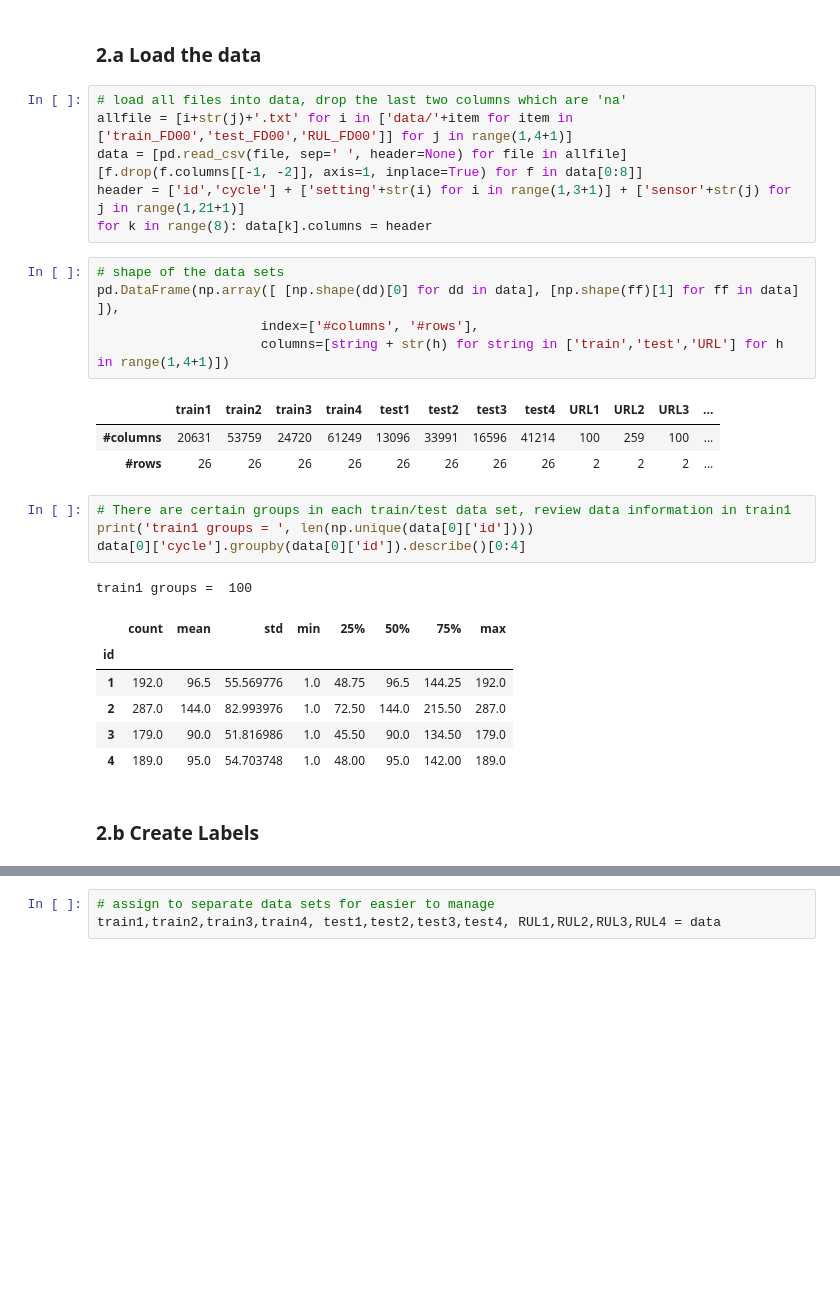
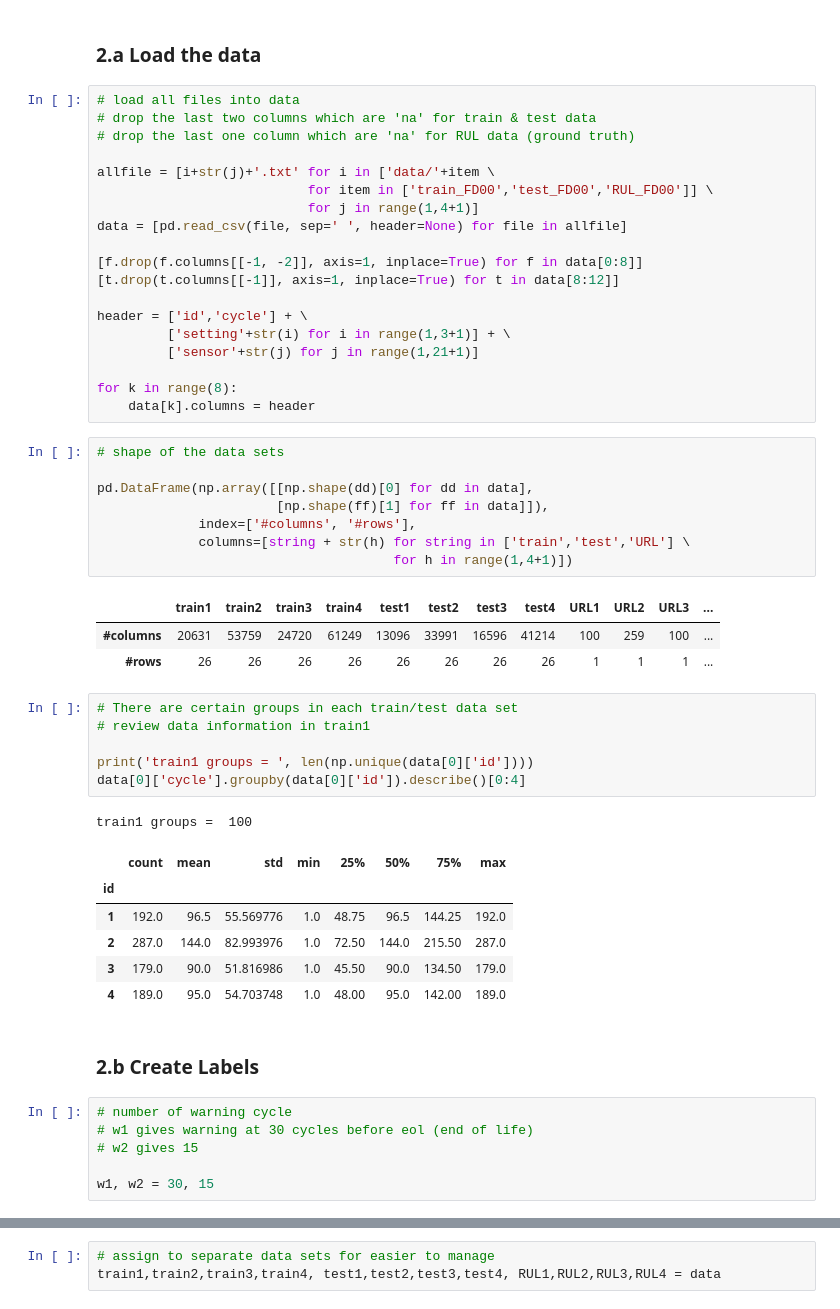
Before and after one commit to Chenye16/PdM, a Jupyter notebook: IOT.ipynb, the cells around one changed output, grey strips where cells are left out. Saved outputs shown, nothing was run; the diff lists cells and outputs as text; blank space fills up the shorter version.

```diff
--- a/IOT.ipynb
+++ b/IOT.ipynb
@@ -37,23 +46,40 @@ import matplotlib.pyplot as plt; plt.rcdefaults()
 # %% [markdown]
 ### 2.a Load the data
 # %%
-# load all files into data, drop the last two columns which are 'na'
-allfile = [i+str(j)+'.txt' for i in ['data/'+item for item in ['train_FD00','test_FD00','RUL_FD00']] for j in range(1,4+1)]
+# load all files into data
+# drop the last two columns which are 'na' for train & test data
+# drop the last one column which are 'na' for RUL data (ground truth)
+
+allfile = [i+str(j)+'.txt' for i in ['data/'+item \
+                           for item in ['train_FD00','test_FD00','RUL_FD00']] \
+                           for j in range(1,4+1)]
 data = [pd.read_csv(file, sep=' ', header=None) for file in allfile]
+
 [f.drop(f.columns[[-1, -2]], axis=1, inplace=True) for f in data[0:8]]
-header = ['id','cycle'] + ['setting'+str(i) for i in range(1,3+1)] + ['sensor'+str(j) for j in range(1,21+1)]
-for k in range(8): data[k].columns = header
+[t.drop(t.columns[[-1]], axis=1, inplace=True) for t in data[8:12]]
+
+header = ['id','cycle'] + \
+         ['setting'+str(i) for i in range(1,3+1)] + \
+         ['sensor'+str(j) for j in range(1,21+1)]
+
+for k in range(8):
+    data[k].columns = header
 # %%
 # shape of the data sets
-pd.DataFrame(np.array([ [np.shape(dd)[0] for dd in data], [np.shape(ff)[1] for ff in data] ]),
-                     index=['#columns', '#rows'],
-                     columns=[string + str(h) for string in ['train','test','URL'] for h in range(1,4+1)])
+
+pd.DataFrame(np.array([[np.shape(dd)[0] for dd in data],
+                       [np.shape(ff)[1] for ff in data]]),
+             index=['#columns', '#rows'],
+             columns=[string + str(h) for string in ['train','test','URL'] \
+                                      for h in range(1,4+1)])
 # %% [output]
 |  | train1 | train2 | train3 | train4 | test1 | test2 | test3 | test4 | URL1 | URL2 | URL3 | ... |
 | #columns | 20631 | 53759 | 24720 | 61249 | 13096 | 33991 | 16596 | 41214 | 100 | 259 | 100 | ... |
-| #rows | 26 | 26 | 26 | 26 | 26 | 26 | 26 | 26 | 2 | 2 | 2 | ... |
+| #rows | 26 | 26 | 26 | 26 | 26 | 26 | 26 | 26 | 1 | 1 | 1 | ... |
 # %%
-# There are certain groups in each train/test data set, review data information in train1
+# There are certain groups in each train/test data set
+# review data information in train1
+
 print('train1 groups = ', len(np.unique(data[0]['id'])))
 data[0]['cycle'].groupby(data[0]['id']).describe()[0:4]
 # %% [output]
@@ -66,3 +92,9 @@ train1 groups =  100
 | 4 | 189.0 | 95.0 | 54.703748 | 1.0 | 48.00 | 95.0 | 142.00 | 189.0 |
 # %% [markdown]
 ### 2.b Create Labels
+# %%
+# number of warning cycle
+# w1 gives warning at 30 cycles before eol (end of life)
+# w2 gives 15
+
+w1, w2 = 30, 15
```
Also changed, not shown: parts of 27 cells of this notebook, 14 other files.
